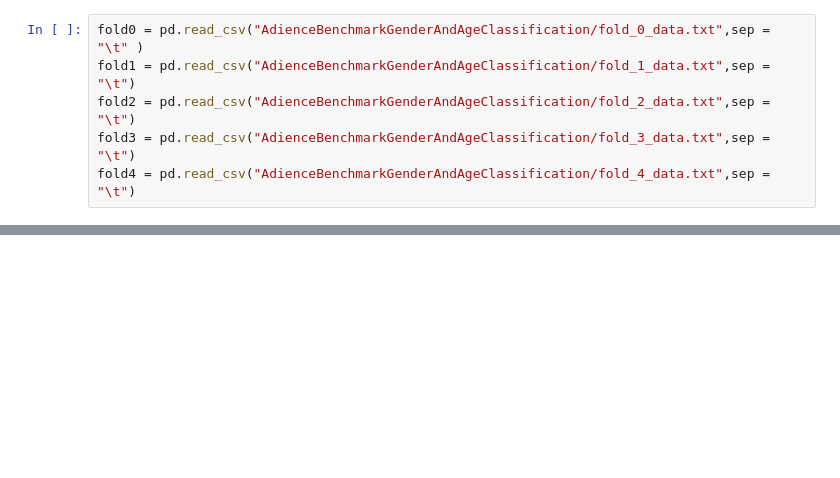
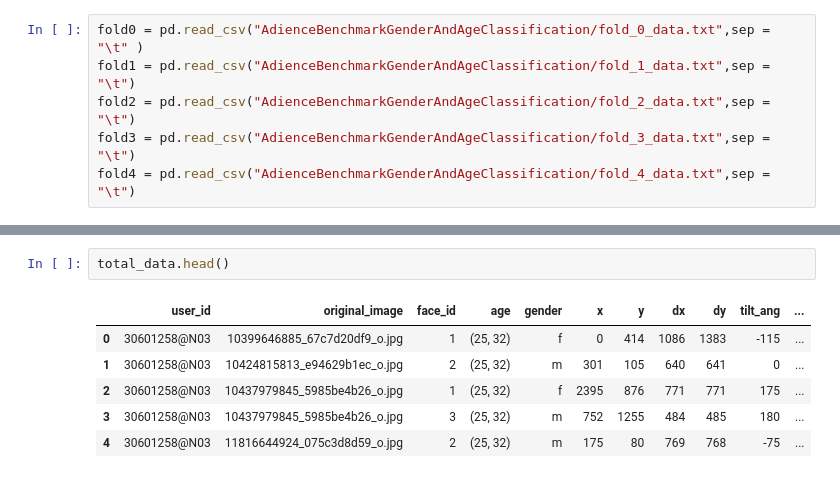
Before and after one commit to alfinyusriansyah/Project_Pembelajaran_Mesin, a Jupyter notebook: pembelajaran-mesin/Project.ipynb, the cells around one changed output, grey strips where cells are left out. Cells and saved outputs as stored; diff of their text form; blank space fills up the shorter version.

```diff
--- a/pembelajaran-mesin/Project.ipynb
+++ b/pembelajaran-mesin/Project.ipynb
@@ -58,0 +50,9 @@ SyntaxError: ignored
+# %%
+total_data.head()
+# %% [output]
+|  | user_id | original_image | face_id | age | gender | x | y | dx | dy | tilt_ang | ... |
+| 0 | 30601258@N03 | 10399646885_67c7d20df9_o.jpg | 1 | (25, 32) | f | 0 | 414 | 1086 | 1383 | -115 | ... |
+| 1 | 30601258@N03 | 10424815813_e94629b1ec_o.jpg | 2 | (25, 32) | m | 301 | 105 | 640 | 641 | 0 | ... |
+| 2 | 30601258@N03 | 10437979845_5985be4b26_o.jpg | 1 | (25, 32) | f | 2395 | 876 | 771 | 771 | 175 | ... |
+| 3 | 30601258@N03 | 10437979845_5985be4b26_o.jpg | 3 | (25, 32) | m | 752 | 1255 | 484 | 485 | 180 | ... |
+| 4 | 30601258@N03 | 11816644924_075c3d8d59_o.jpg | 2 | (25, 32) | m | 175 | 80 | 769 | 768 | -75 | ... |
```
Also changed, not shown: parts of 9 cells of this notebook.
